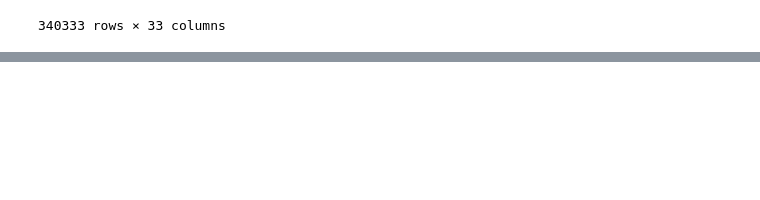
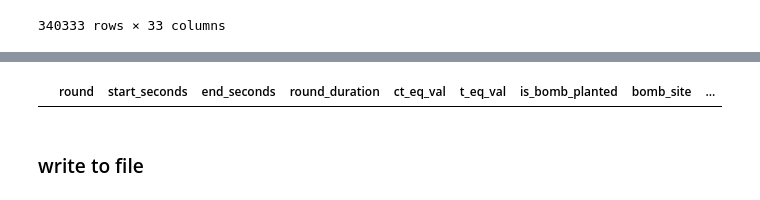
Before and after one commit to gandhimonil9823/CS_GO_Analysis, a Jupyter notebook: preprocessing/Aggregate_data_rounds.ipynb, the cells around one changed output, grey strips where cells are left out. Drawn from its saved outputs; the diff is of its cells as text; code cells hidden in the pictures; blank space fills up the shorter version.

```diff
--- a/preprocessing/Aggregate_data_rounds.ipynb
+++ b/preprocessing/Aggregate_data_rounds.ipynb
@@ -757,3 +806,12 @@ predict_team_rnddata
+# %%
+predict_team_rnddata['start_seconds'].fillna((predict_team_rnddata['start_seconds'].mean()), inplace=True)
+predict_team_rnddata['end_seconds'].fillna((predict_team_rnddata['end_seconds'].mean()), inplace=True)
+predict_team_rnddata['round_duration'].fillna((predict_team_rnddata['round_duration'].mean()), inplace=True)
+predict_team_rnddata[predict_team_rnddata.isna().any(axis=1)]
+# %% [output]
+|  | round | start_seconds | end_seconds | round_duration | ct_eq_val | t_eq_val | is_bomb_planted | bomb_site | ... |
+# %% [markdown]
+### write to file
 # %%
 %%time
 predict_side_rnddata.to_csv('/content/drive/Shareddrives/CS_GO_Data/processed_data_v2/aggregated_data/modelinput/winner_side_rounds_agg.csv',index=False)
```
Also changed, not shown: parts of 12 cells of this notebook.
